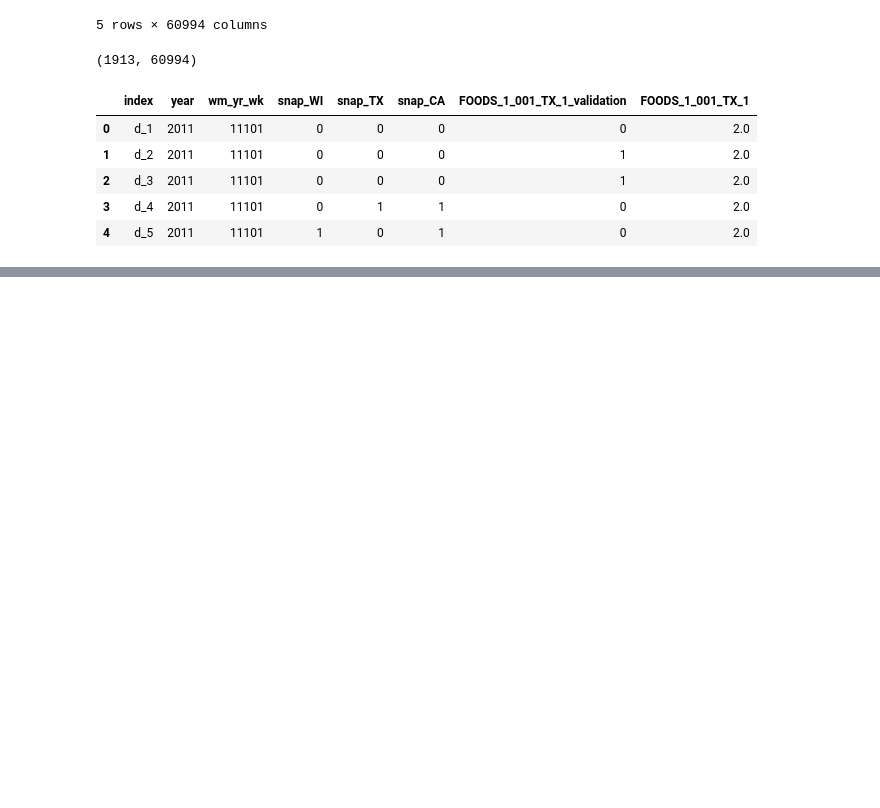
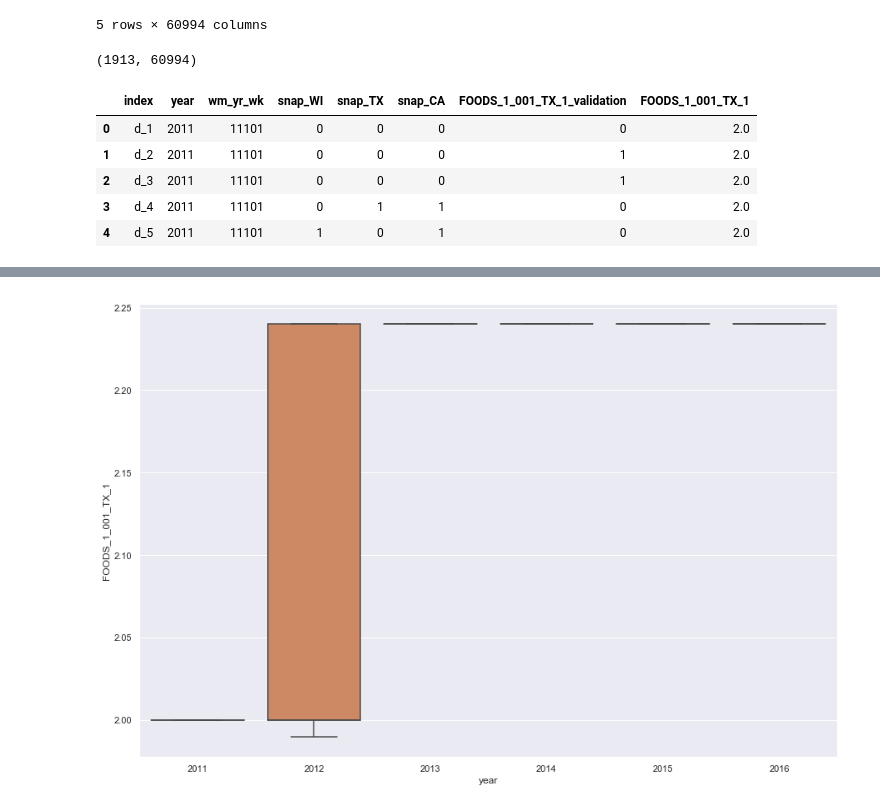
Before and after one commit to kabirmuntasir/2020-M5-Forecasting, a Jupyter notebook: Uncertanity/M5Forecasting_bylobos.ipynb, the cells around one changed output, grey strips where cells are left out. Cells and saved outputs as stored; diff of their text form; code cells hidden in the pictures; blank space fills up the shorter version.

```diff
--- a/Uncertanity/M5Forecasting_bylobos.ipynb
+++ b/Uncertanity/M5Forecasting_bylobos.ipynb
@@ -225,0 +266,9 @@ stv_T_merge_all[['index','year','wm_yr_wk','snap_WI','snap_TX','snap_CA','FOODS_
+# %%
+#remove outlier from price
+df1_r = df1[df1['FOODS_1_001_TX_1'].between(1.5, 2.5, inclusive=True)]
+# %%
+plt.figure(figsize=(15,10))
+sns.set(font_scale = 1)
+ax = sns.boxplot(x="year", y="FOODS_1_001_TX_1", data=df1_r)
+# %% [output]
+[figure, added]
```
Also changed, not shown: parts of 17 cells of this notebook.
